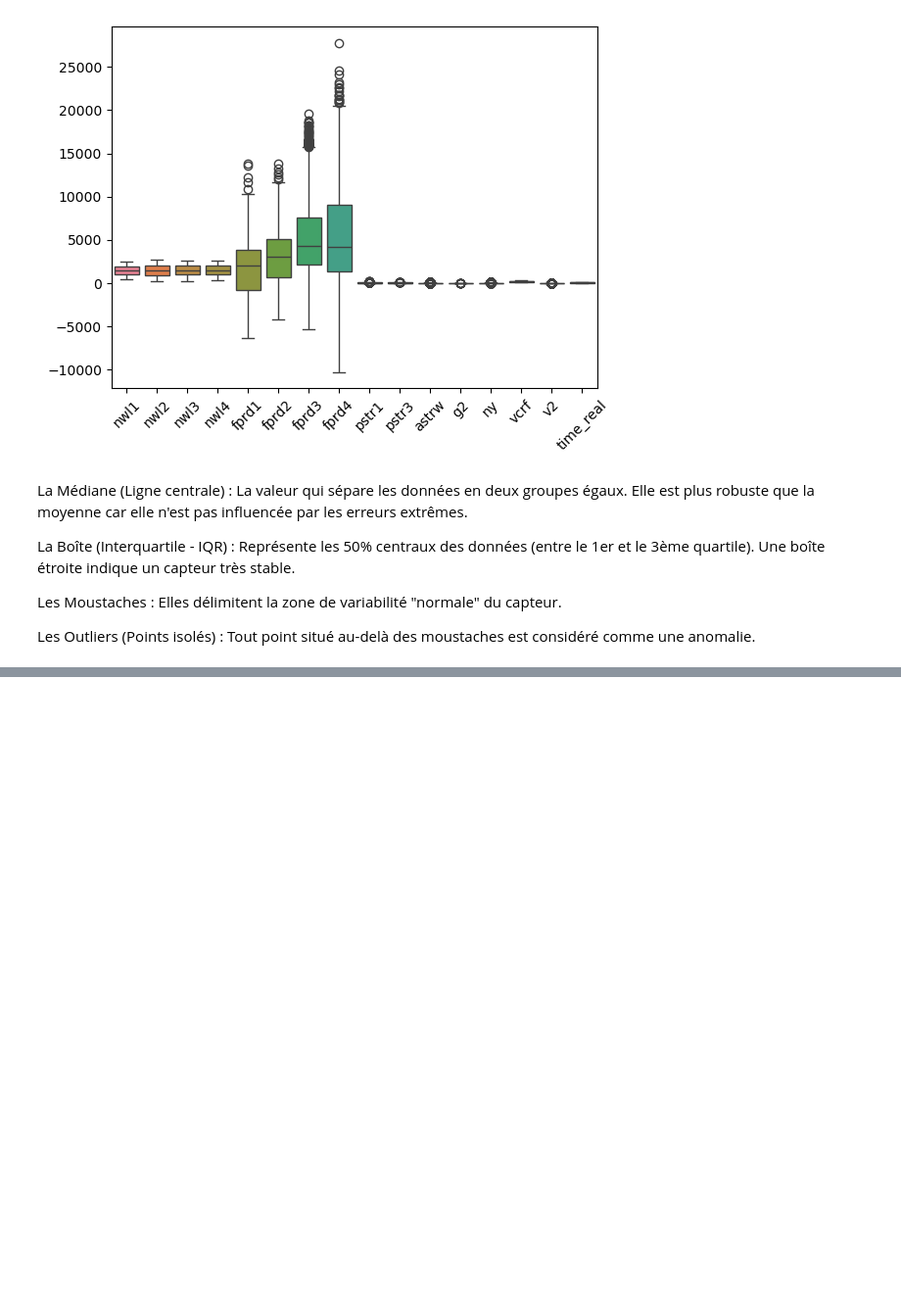
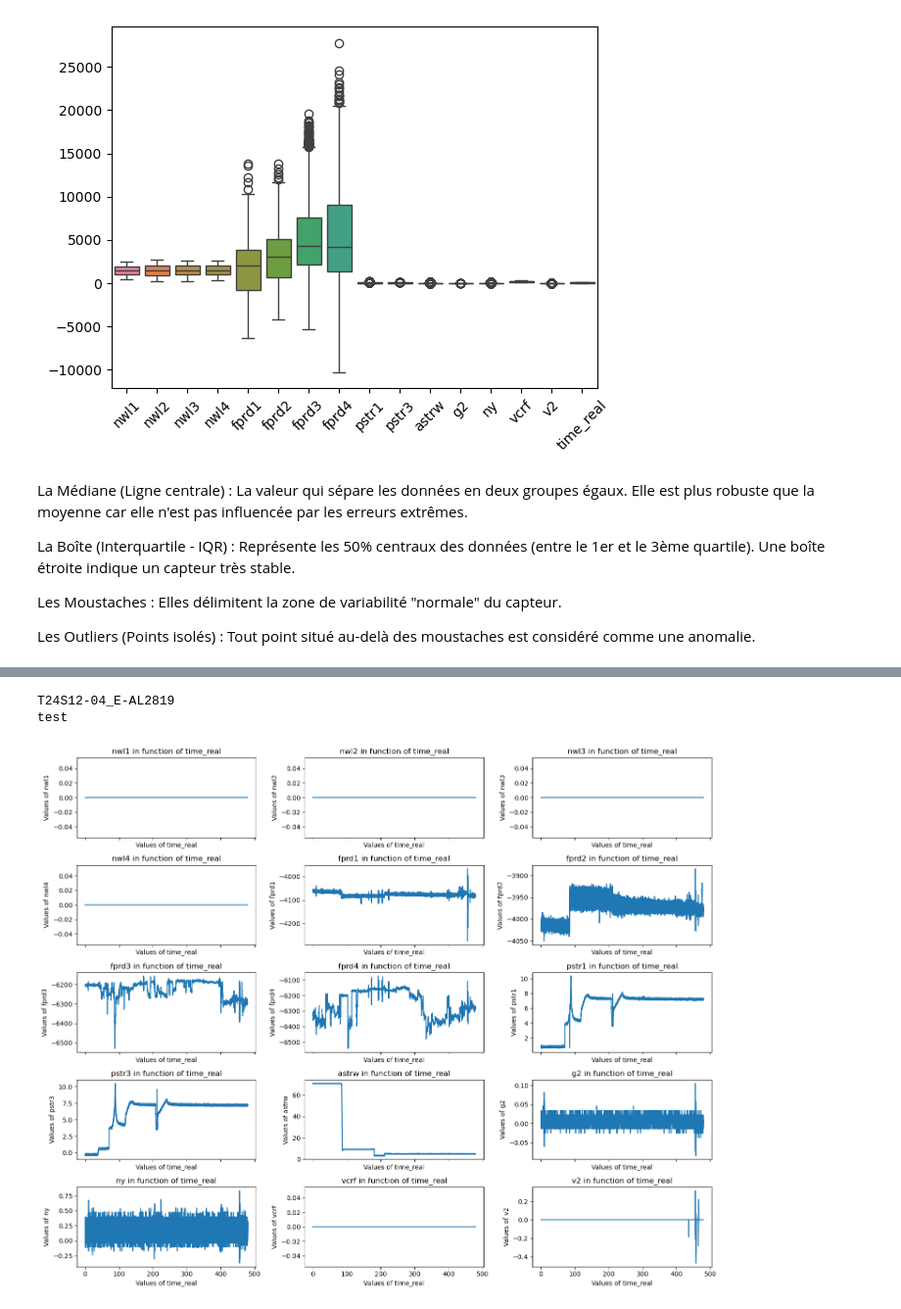
Before and after one commit to lukasfauli/Projet-recheche-INSA-anomaly-detection-librairy, a Jupyter notebook: studies_stats/work01-data_exploration/anl01p2-visualisation.ipynb, the cells around one changed output, grey strips where cells are left out. Shown at 98% size. Cells and saved outputs as stored; diff of their text form; code cells hidden in the pictures; blank space fills up the shorter version.

```diff
--- a/studies_stats/work01-data_exploration/anl01p2-visualisation.ipynb
+++ b/studies_stats/work01-data_exploration/anl01p2-visualisation.ipynb
@@ -107,0 +134,9 @@ Les Outliers (Points isolés) : Tout point situé au-delà des moustaches est co
+# %%
+data_dict, extracted_dir = load_data(
+    file_id=google_folder_id,
+    work_dir=join(download_dir, "gdrive_tar_data"),
+    tar_name="data.tar",
+    pattern="*.csv",
+)
+
+list_keys = list(data_dict.keys())
@@ -107,0 +146,8 @@ Les Outliers (Points isolés) : Tout point situé au-delà des moustaches est co
+# %%
+list_session = []
+for s in list_keys:
+    df = data_dict[s].copy()
+    if preprocessing.clean_dataframe(df).shape[0] != 0:
+        list_session.append(s)
+
+len(list_session)
@@ -107,0 +200,32 @@ Les Outliers (Points isolés) : Tout point situé au-delà des moustaches est co
+# %%
+anomalous_session = session_anomaly[4]
+
+print(anomalous_session)
+cle_cible = None
+for k in list_session:
+    if os.path.splitext(os.path.basename(k))[0] == anomalous_session:
+        cle_cible = k
+        break
+
+# 3. On extrait et on nettoie cette session spécifique
+if cle_cible is not None:
+    df_anomaly = data_dict[cle_cible].copy()
+    df_anomaly = preprocessing.clean_dataframe(df_anomaly)
+    df_anomaly['session_id'] = anomalous_session
+    print("test")
+# %% [output]
+T24S12-04_E-AL2819
+test
+# %%
+cols = list(df.columns[1:-1])
+nrows, ncols = 5, 3
+fig, axes = plt.subplots(nrows, ncols, figsize=(15, 12), sharex=True)
+axes = axes.flatten()
+for ax, col in zip(axes, cols[:nrows * ncols]):
+    visualisation.plot(df_anomaly, 'time_real', col, ax=ax)
+for ax in axes[len(cols):]:
+    ax.set_visible(False)
+plt.tight_layout()
+plt.show()
+# %% [output]
+[figure, added]
```
Also changed, not shown: parts of 8 cells of this notebook, 1 other file.
